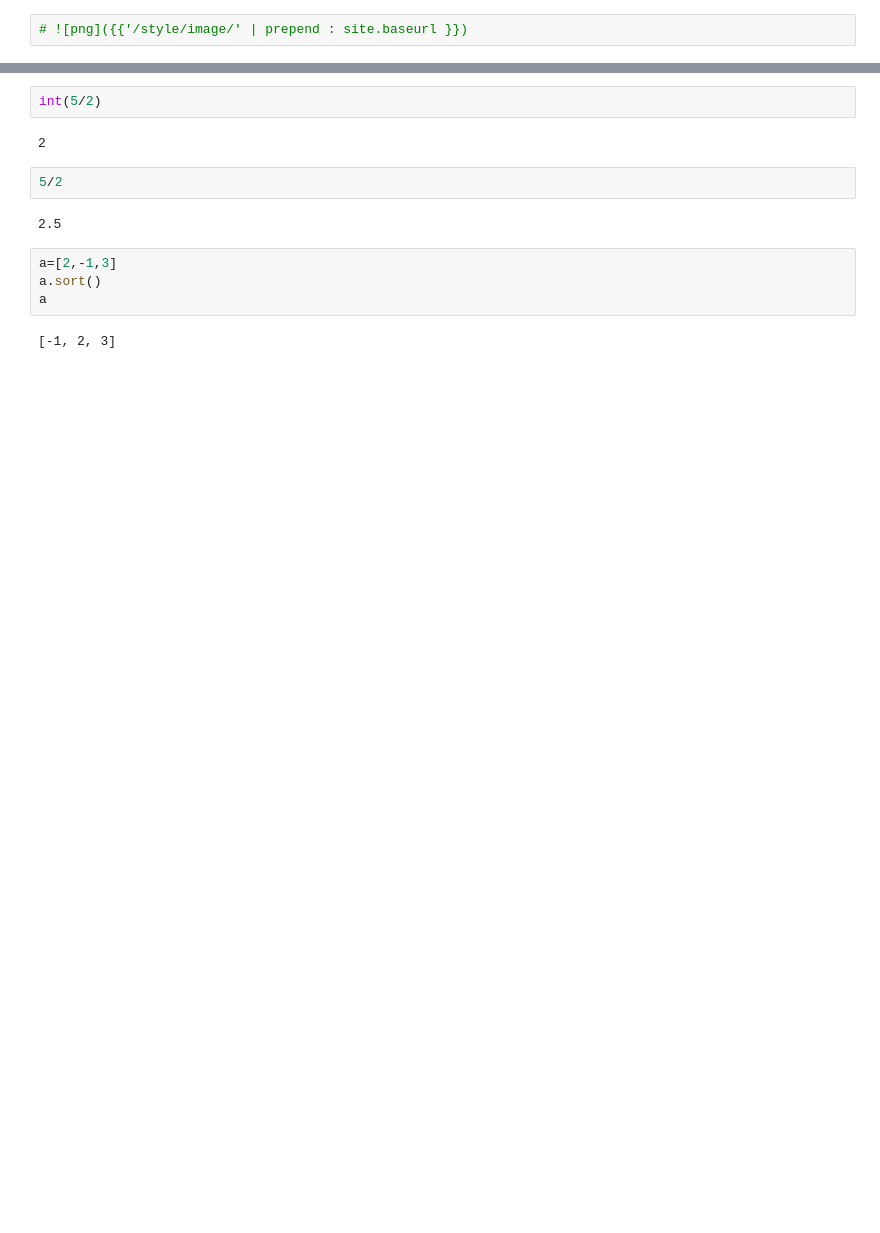
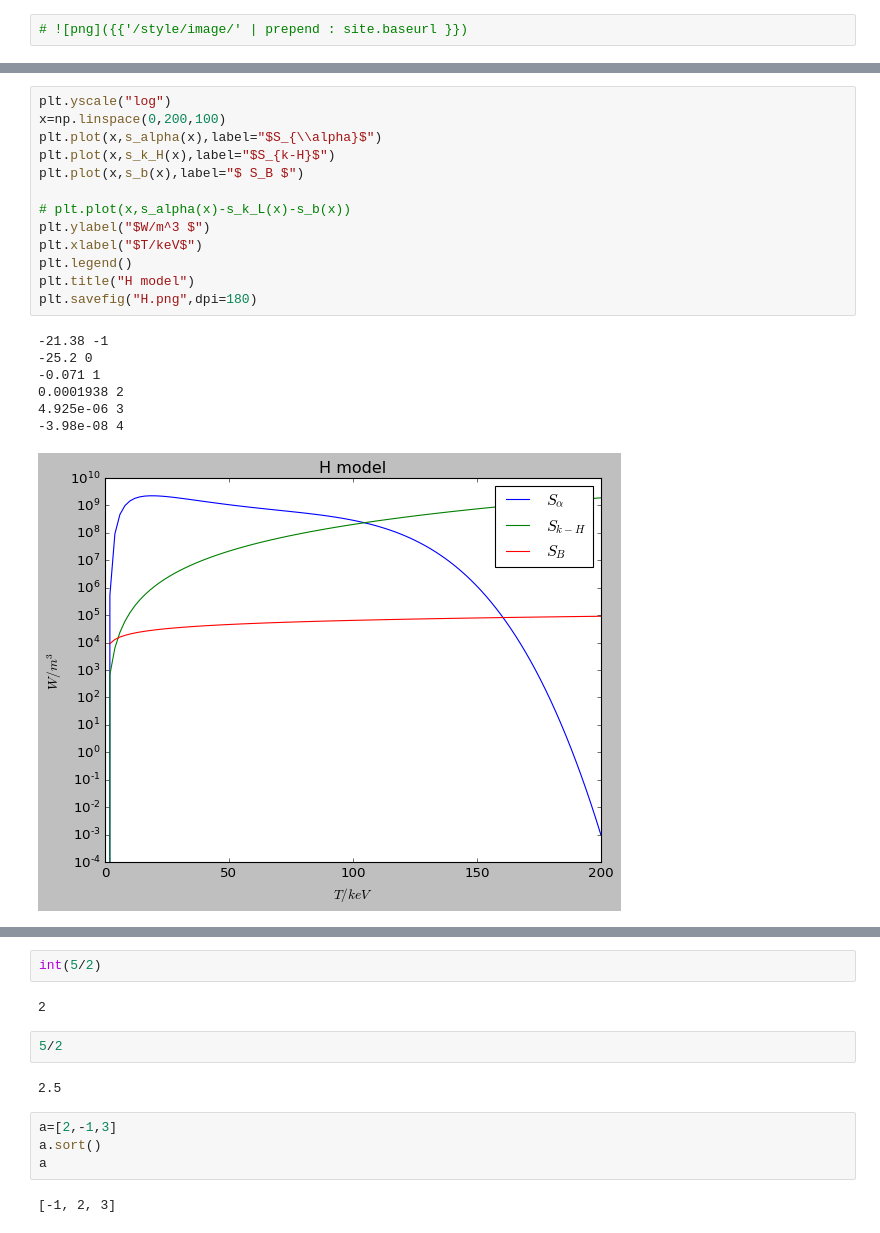
Before and after one commit to weilin111/myPage, a Jupyter notebook: myScript/1.ipynb, the cells around one changed output, grey strips where cells are left out. Cells and saved outputs as stored; diff of their text form; blank space fills up the shorter version.

```diff
--- a/myScript/1.ipynb
+++ b/myScript/1.ipynb
@@ -85,0 +159,21 @@ a
+# %%
+plt.yscale("log")
+x=np.linspace(0,200,100)
+plt.plot(x,s_alpha(x),label="$S_{\\alpha}$")
+plt.plot(x,s_k_H(x),label="$S_{k-H}$")
+plt.plot(x,s_b(x),label="$ S_B $")
+
+# plt.plot(x,s_alpha(x)-s_k_L(x)-s_b(x))
+plt.ylabel("$W/m^3 $")
+plt.xlabel("$T/keV$")
+plt.legend()
+plt.title("H model")
+plt.savefig("H.png",dpi=180)
+# %% [output]
+-21.38 -1
+-25.2 0
+-0.071 1
+0.0001938 2
+4.925e-06 3
+-3.98e-08 4
+[figure, added]
```
Also changed, not shown: parts of 13 cells of this notebook, 22 other files.
